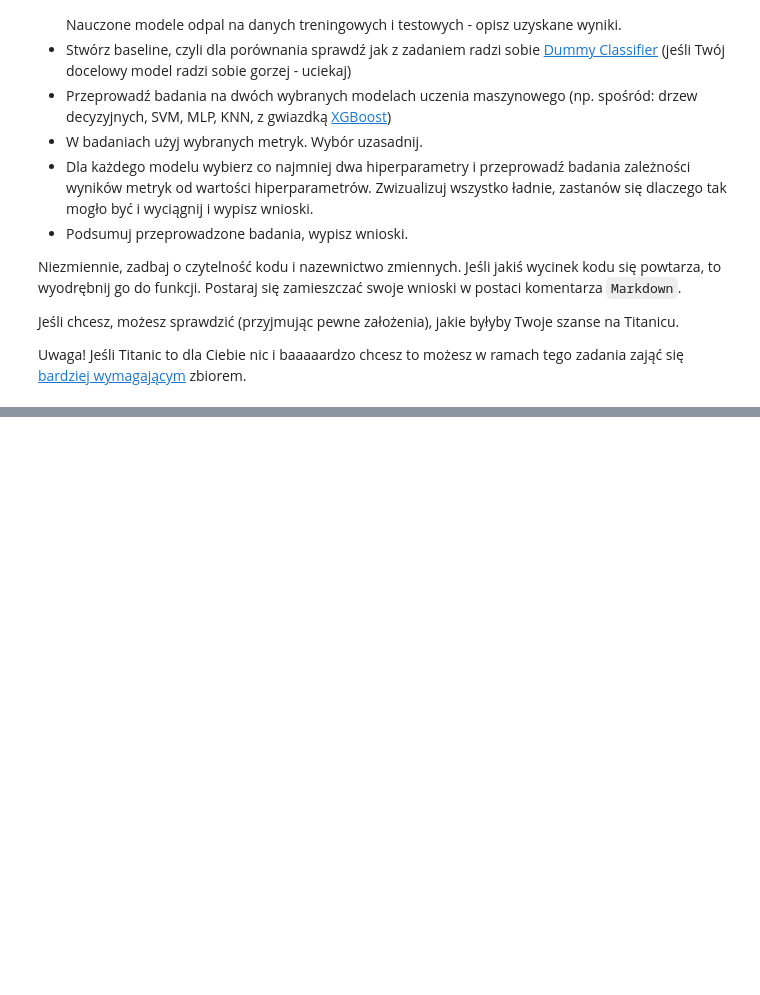
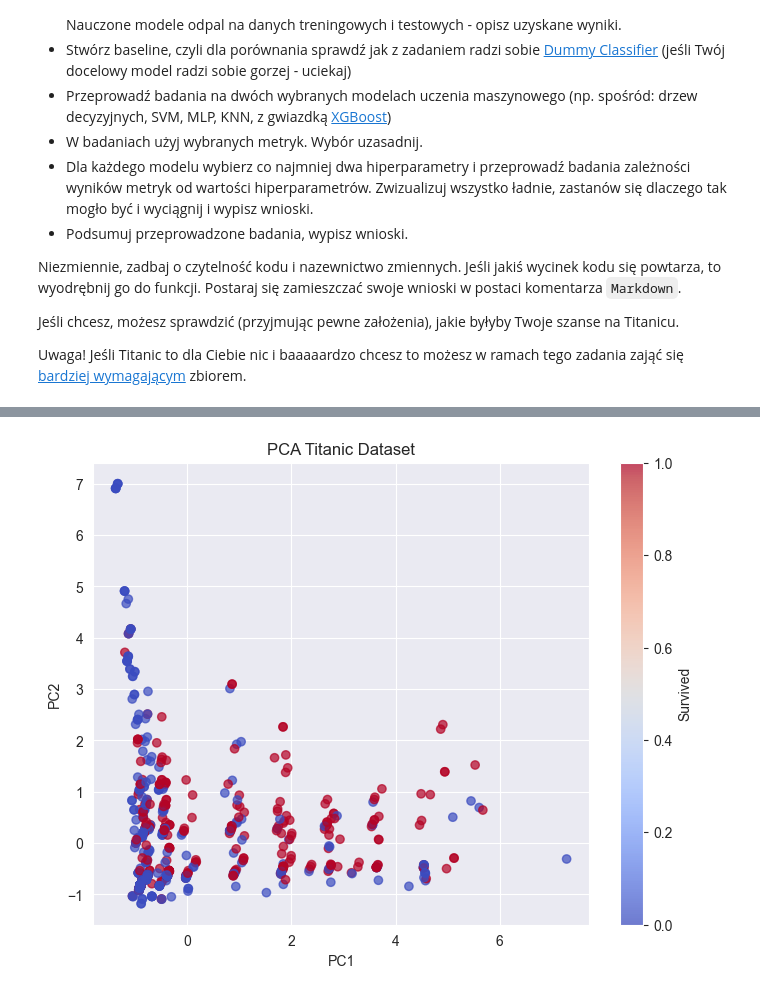
Before and after one commit to Solvro/ml-wakacyjne-wyzwanie-2025, a Jupyter notebook: 2_ml/ML_zadanie.ipynb, the cells around one changed output, grey strips where cells are left out. Cells and saved outputs as stored; diff of their text form; code cells hidden in the pictures; blank space fills up the shorter version.

```diff
--- a/2_ml/ML_zadanie.ipynb
+++ b/2_ml/ML_zadanie.ipynb
@@ -50,0 +154,13 @@ array([nan, 'C', 'E', 'G', 'D', 'A', 'B', 'F', 'T'], dtype=object)
+# %%
+pca = PCA(n_components=2)
+X_reduced = pca.fit_transform(X)
+
+plt.figure(figsize=(8,6))
+scatter = plt.scatter(X_reduced[:, 0], X_reduced[:, 1], c=y, cmap='coolwarm', alpha=0.7)
+plt.xlabel("PC1")
+plt.ylabel("PC2")
+plt.title("PCA Titanic Dataset")
+plt.colorbar(scatter, label="Survived")
+plt.show()
+# %% [output]
+[figure, added]
```
Also changed, not shown: parts of 49 cells of this notebook, 1 other file.
